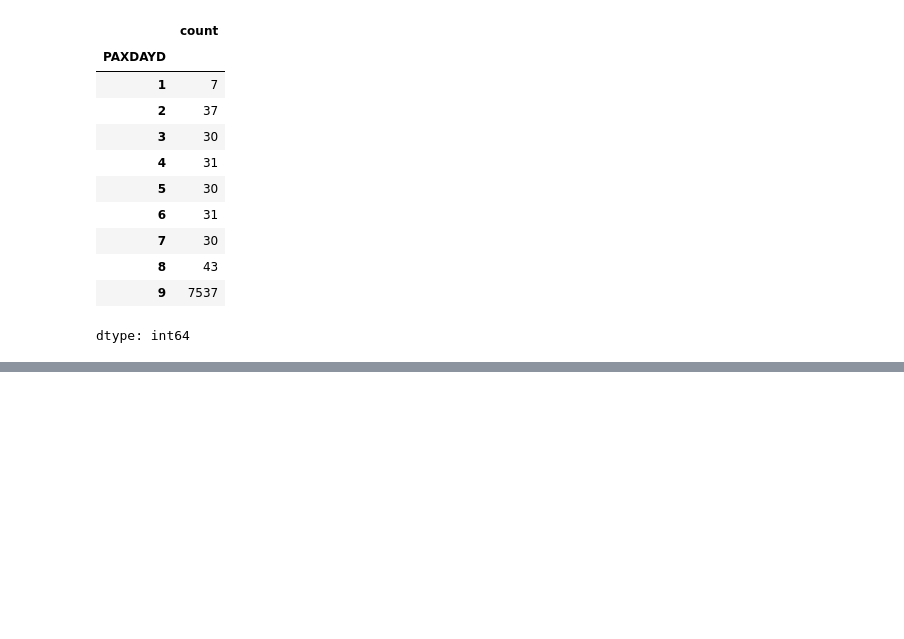
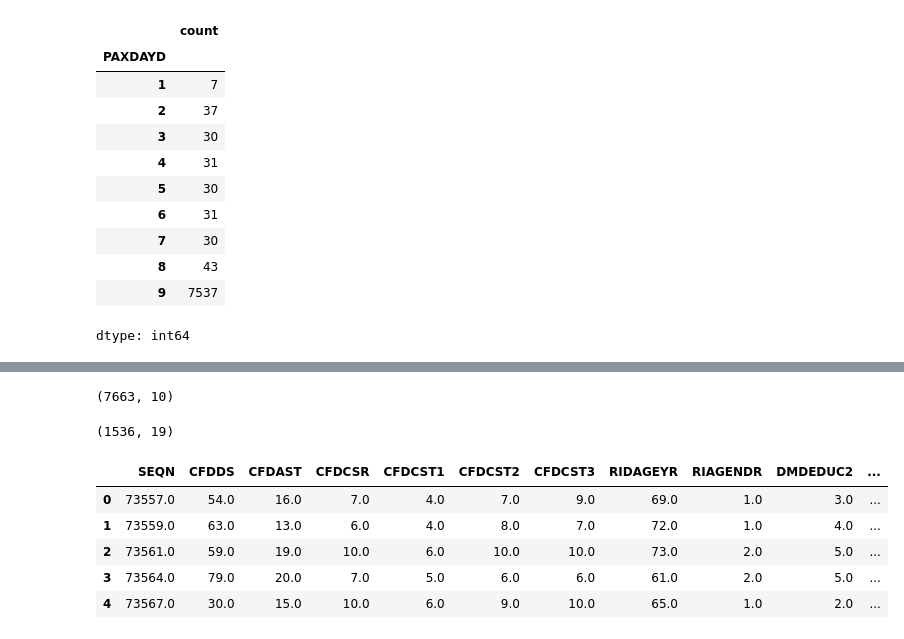
Before and after one commit to aditibhat017-prog/cognitivefunction, a Jupyter notebook: notebooks/01_data_exploration.ipynb, the cells around one changed output, grey strips where cells are left out. Cells and saved outputs as stored; diff of their text form; code cells hidden in the pictures; blank space fills up the shorter version.

```diff
--- a/notebooks/01_data_exploration.ipynb
+++ b/notebooks/01_data_exploration.ipynb
@@ -529,0 +709,13 @@ dtype: int64
+# %%
+wearable_features.shape
+# %% [output]
+(7663, 10)
+# %%
+demo_analysis = demo_clean[
+    [
+        "SEQN",
+        "RIDAGEYR",
+        "RIAGENDR",
+        "DMDEDUC2"
+    ]
+].copy()
@@ -529,0 +740,13 @@ dtype: int64
+# %%
+analysis_df.shape
+# %% [output]
+(1536, 19)
+# %%
+analysis_df.head()
+# %% [output]
+|  | SEQN | CFDDS | CFDAST | CFDCSR | CFDCST1 | CFDCST2 | CFDCST3 | RIDAGEYR | RIAGENDR | DMDEDUC2 | ... |
+| 0 | 73557.0 | 54.0 | 16.0 | 7.0 | 4.0 | 7.0 | 9.0 | 69.0 | 1.0 | 3.0 | ... |
+| 1 | 73559.0 | 63.0 | 13.0 | 6.0 | 4.0 | 8.0 | 7.0 | 72.0 | 1.0 | 4.0 | ... |
+| 2 | 73561.0 | 59.0 | 19.0 | 10.0 | 6.0 | 10.0 | 10.0 | 73.0 | 2.0 | 5.0 | ... |
+| 3 | 73564.0 | 79.0 | 20.0 | 7.0 | 5.0 | 6.0 | 6.0 | 61.0 | 2.0 | 5.0 | ... |
+| 4 | 73567.0 | 30.0 | 15.0 | 10.0 | 6.0 | 9.0 | 10.0 | 65.0 | 1.0 | 2.0 | ... |
```
Also changed, not shown: parts of 22 cells of this notebook.
